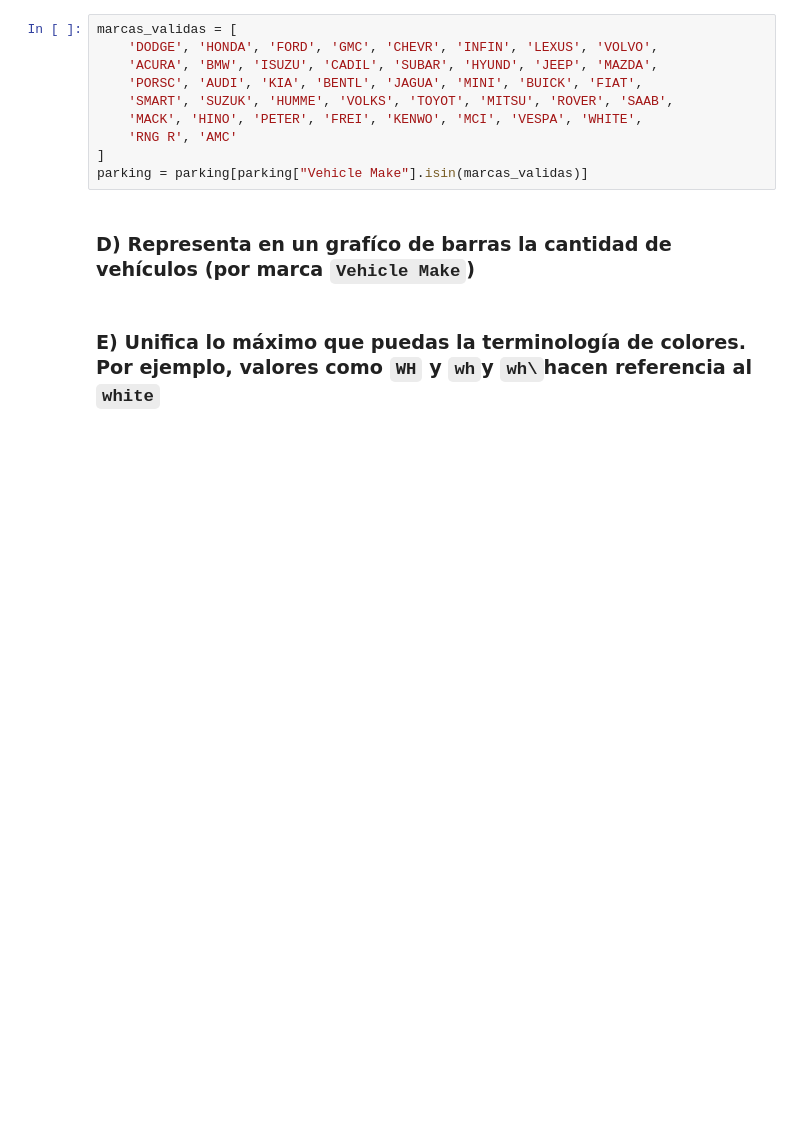
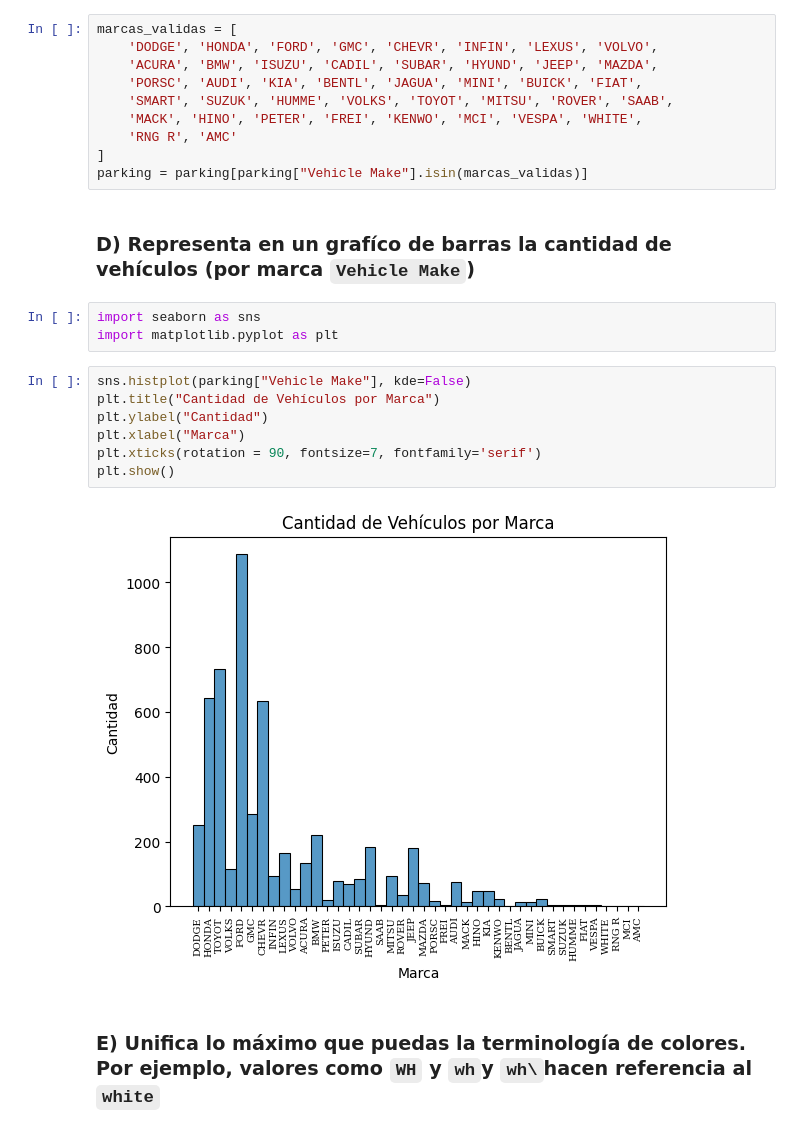
Before and after one commit to llorenscapotorres/ProyectoPandas, a Jupyter notebook: ProyectoPandas_Github.ipynb, the cells around one changed output. Drawn from its saved outputs; the diff is of its cells as text; blank space fills up the shorter version.

```diff
--- a/ProyectoPandas_Github.ipynb
+++ b/ProyectoPandas_Github.ipynb
@@ -52,5 +46,17 @@ marcas_validas = [
 parking = parking[parking["Vehicle Make"].isin(marcas_validas)]
 # %% [markdown]
 ### D) Representa en un grafíco de barras la cantidad de vehículos (por marca `Vehicle Make`)
+# %%
+import seaborn as sns
+import matplotlib.pyplot as plt
+# %%
+sns.histplot(parking["Vehicle Make"], kde=False)
+plt.title("Cantidad de Vehículos por Marca")
+plt.ylabel("Cantidad")
+plt.xlabel("Marca")
+plt.xticks(rotation = 90, fontsize=7, fontfamily='serif')
+plt.show()
+# %% [output]
+[figure, added]
 # %% [markdown]
 ### E) Unifica lo máximo que puedas la terminología de colores. Por ejemplo, valores como `WH` y `wh`y `wh\`hacen referencia al `white`
```
Also changed, not shown: parts of 6 cells of this notebook.
